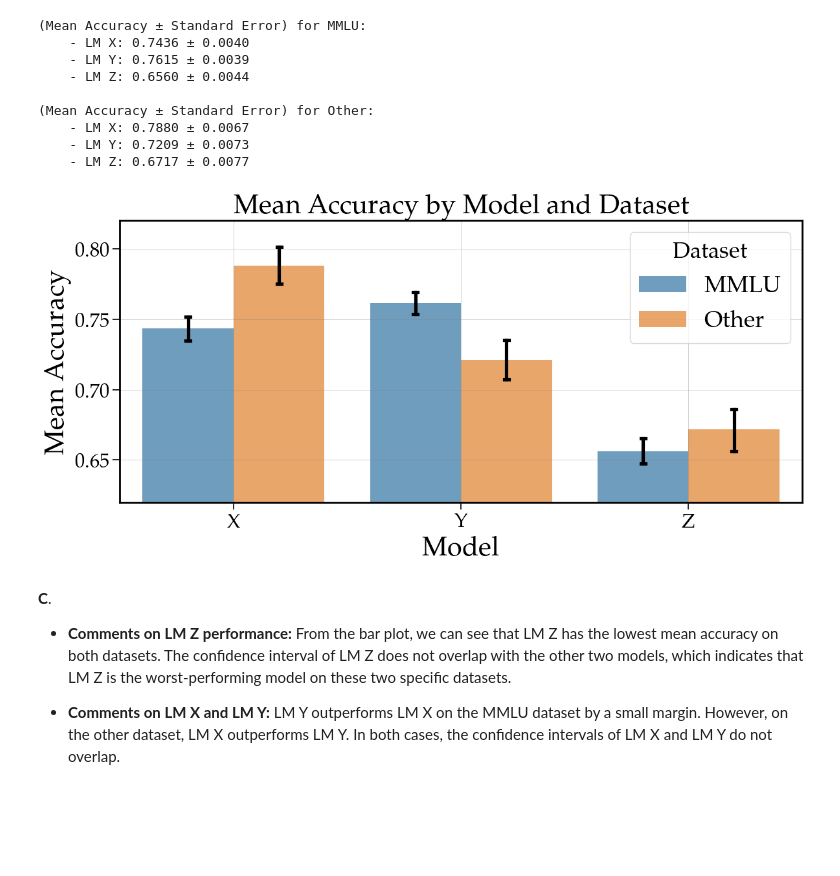
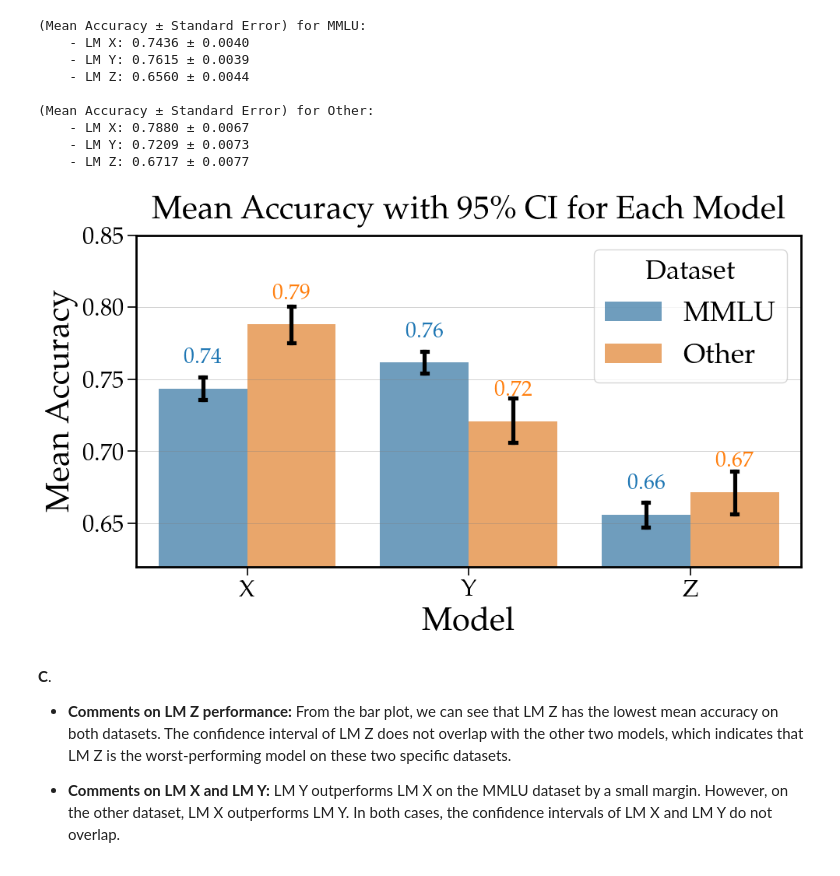
Before and after one commit to sylvainshan/Applied-Data-Analysis, a Jupyter notebook: Homework/01_PROJECT_NEUTRALITY/analysis.ipynb, the cells around one changed output. Drawn from its saved outputs; the diff is of its cells as text; code cells hidden in the pictures; blank space fills up the shorter version.

Commit message:
Plot Updates in Homework 1

```diff
--- a/Homework/01_PROJECT_NEUTRALITY/analysis.ipynb
+++ b/Homework/01_PROJECT_NEUTRALITY/analysis.ipynb
@@ -95,6 +95,8 @@ import seaborn as sns
 import warnings
 from scipy.stats import ttest_ind
 import plot_config # personal configuration file to have nice plots
+# %%
+CAP_SIZE = 0.05
 # %% [markdown]
 ## Task 1 (18 points): What's in an average anyway?
 
@@ -563,32 +565,38 @@ for model in ["X", "Y", "Z"]:
 # %%
 # Bar plot of the mean accuracy with 95% CI
 df_mmlu['dataset'] = 'MMLU'
 df_other['dataset'] = 'Other'
 df_all = pd.concat([df_mmlu, df_other])
 
-fig, ax = plt.subplots(1, 1, figsize=(12, 6), sharey=True)
+colors = sns.color_palette('tab10')
+fig, ax = plt.subplots(1, 1, figsize=(10, 6), sharey=True)
 sns.barplot(data=df_all,
             x="model_name",
             y="correct",
             hue='dataset',
             ax=ax,
-            capsize=0.04,
+            capsize=CAP_SIZE,
             err_kws={'color': 'black'},
             alpha=0.7,
             errorbar=('ci', 95),
             estimator='mean',
             palette='tab10'
 )
-ax.set_title("Mean Accuracy by Model and Dataset")
+
+# Add annotations to the bars
+for container, color in zip(plt.gca().containers, colors):
+    ax.bar_label(container, fmt='%.2f', padding=18, fontsize=20, color=color)
+
+ax.set_title(r"Mean Accuracy with 95\% CI for Each Model")
 ax.set_xlabel("Model")
 ax.set_ylabel("Mean Accuracy")
-ax.grid(True, alpha=0.5)
-plt.ylim(0.62, 0.82)  # To correctly see the error bars
+ax.grid(True, alpha=0.5, axis='y')
+plt.ylim(0.62, 0.85)  # To correctly see the error bars
 plt.legend(title_fontsize='25', title='Dataset')
 plt.tight_layout()
 plt.show()
 # %% [output]
-[figure, old version]
+[figure, new version]
 # %% [markdown]
 **C**.
 - **Comments on LM Z performance:** From the bar plot, we can see that LM Z has the lowest mean accuracy on both datasets. The confidence interval of LM Z does not overlap with the other two models, which indicates that LM Z is the worst-performing model on these two specific datasets.
```
Also changed, not shown: parts of 14 cells of this notebook, 1 other file.
